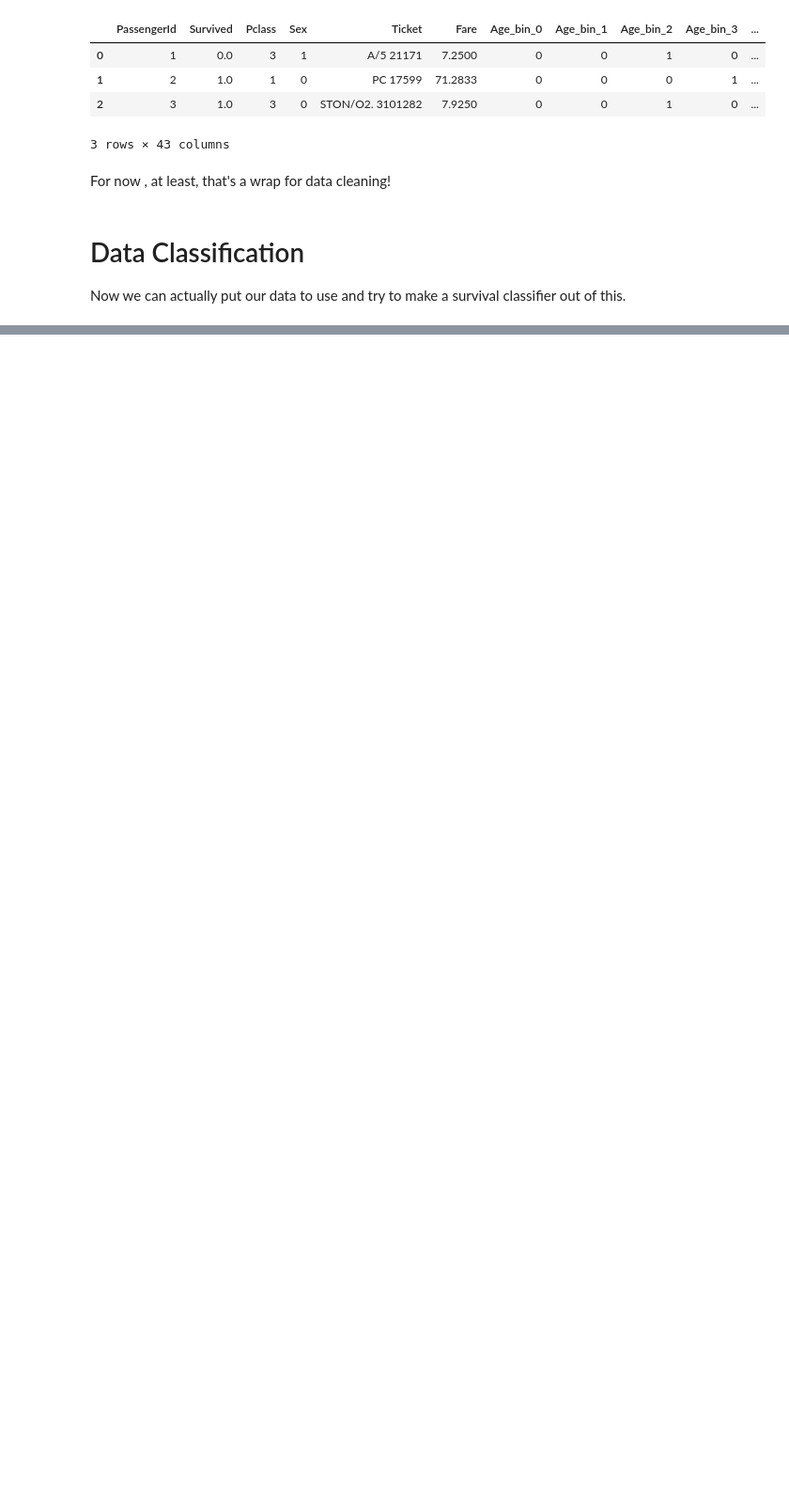
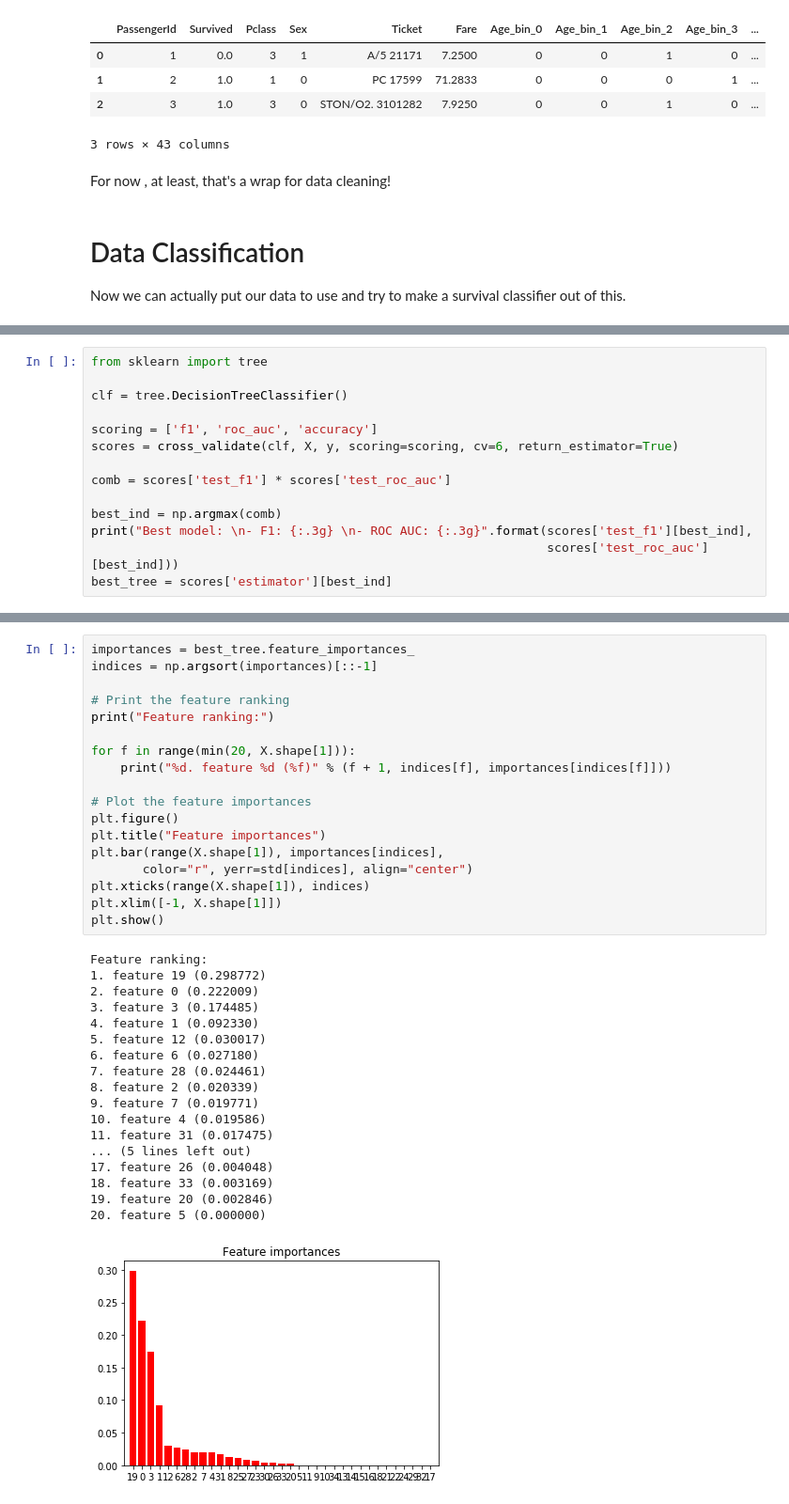
Before and after one commit to blakemacnair/titanic, a Jupyter notebook: titanic.ipynb, the cells around one changed output, grey strips where cells are left out. Shown at 94% size. Cells and saved outputs as stored; diff of their text form; blank space fills up the shorter version.

```diff
--- a/titanic.ipynb
+++ b/titanic.ipynb
@@ -835,0 +816,14 @@ Voting Classifier:
+# %%
+from sklearn import tree
+
+clf = tree.DecisionTreeClassifier()
+
+scoring = ['f1', 'roc_auc', 'accuracy']
+scores = cross_validate(clf, X, y, scoring=scoring, cv=6, return_estimator=True)
+
+comb = scores['test_f1'] * scores['test_roc_auc']
+
+best_ind = np.argmax(comb)
+print("Best model: \n- F1: {:.3g} \n- ROC AUC: {:.3g}".format(scores['test_f1'][best_ind],
+                                                              scores['test_roc_auc'][best_ind]))
+best_tree = scores['estimator'][best_ind]
@@ -835,0 +834,37 @@ Voting Classifier:
+# %%
+importances = best_tree.feature_importances_
+indices = np.argsort(importances)[::-1]
+
+# Print the feature ranking
+print("Feature ranking:")
+
+for f in range(min(20, X.shape[1])):
+    print("%d. feature %d (%f)" % (f + 1, indices[f], importances[indices[f]]))
+
+# Plot the feature importances
+plt.figure()
+plt.title("Feature importances")
+plt.bar(range(X.shape[1]), importances[indices],
+       color="r", yerr=std[indices], align="center")
+plt.xticks(range(X.shape[1]), indices)
+plt.xlim([-1, X.shape[1]])
+plt.show()
+# %% [output]
+Feature ranking:
+1. feature 19 (0.298772)
+2. feature 0 (0.222009)
+3. feature 3 (0.174485)
+4. feature 1 (0.092330)
+5. feature 12 (0.030017)
+6. feature 6 (0.027180)
+7. feature 28 (0.024461)
+8. feature 2 (0.020339)
+9. feature 7 (0.019771)
+10. feature 4 (0.019586)
+11. feature 31 (0.017475)
+... (5 lines left out)
+17. feature 26 (0.004048)
+18. feature 33 (0.003169)
+19. feature 20 (0.002846)
+20. feature 5 (0.000000)
+[figure, added]
```
Also changed, not shown: parts of 27 cells of this notebook, 1 other file.
